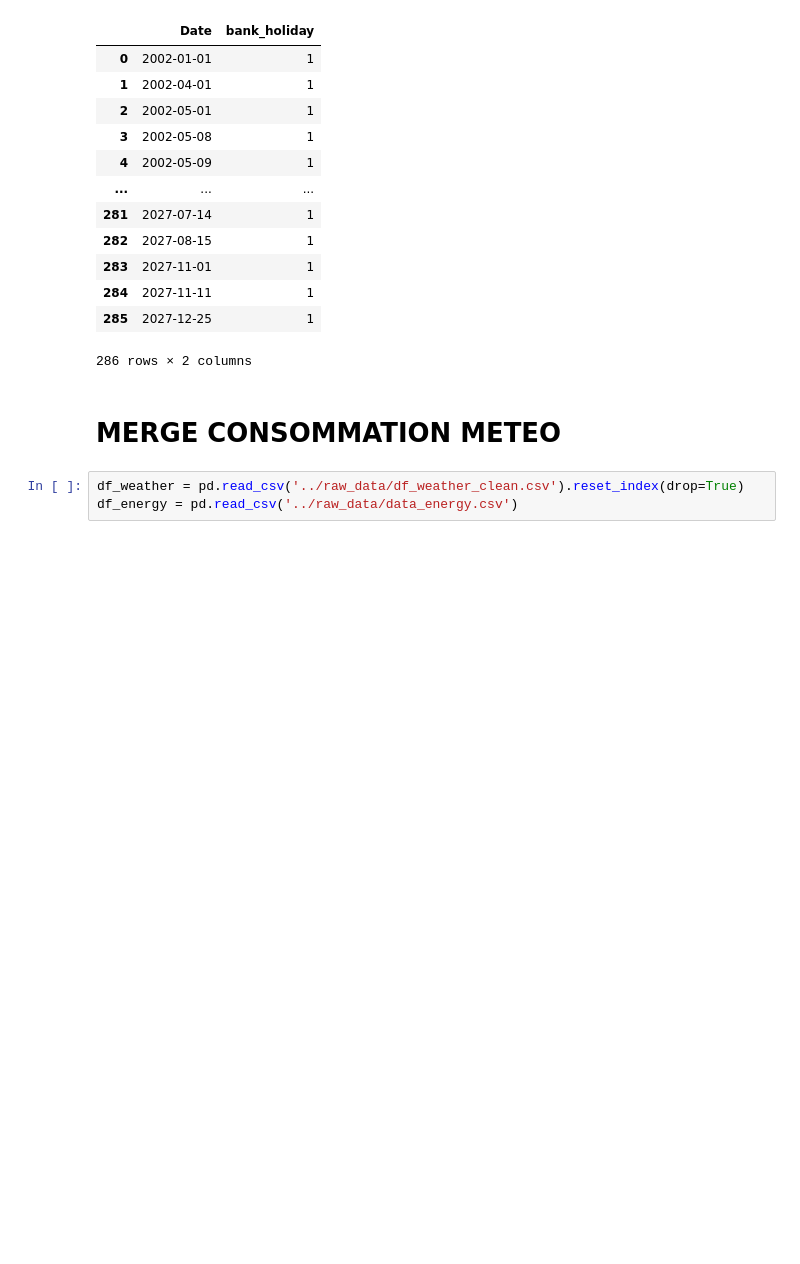
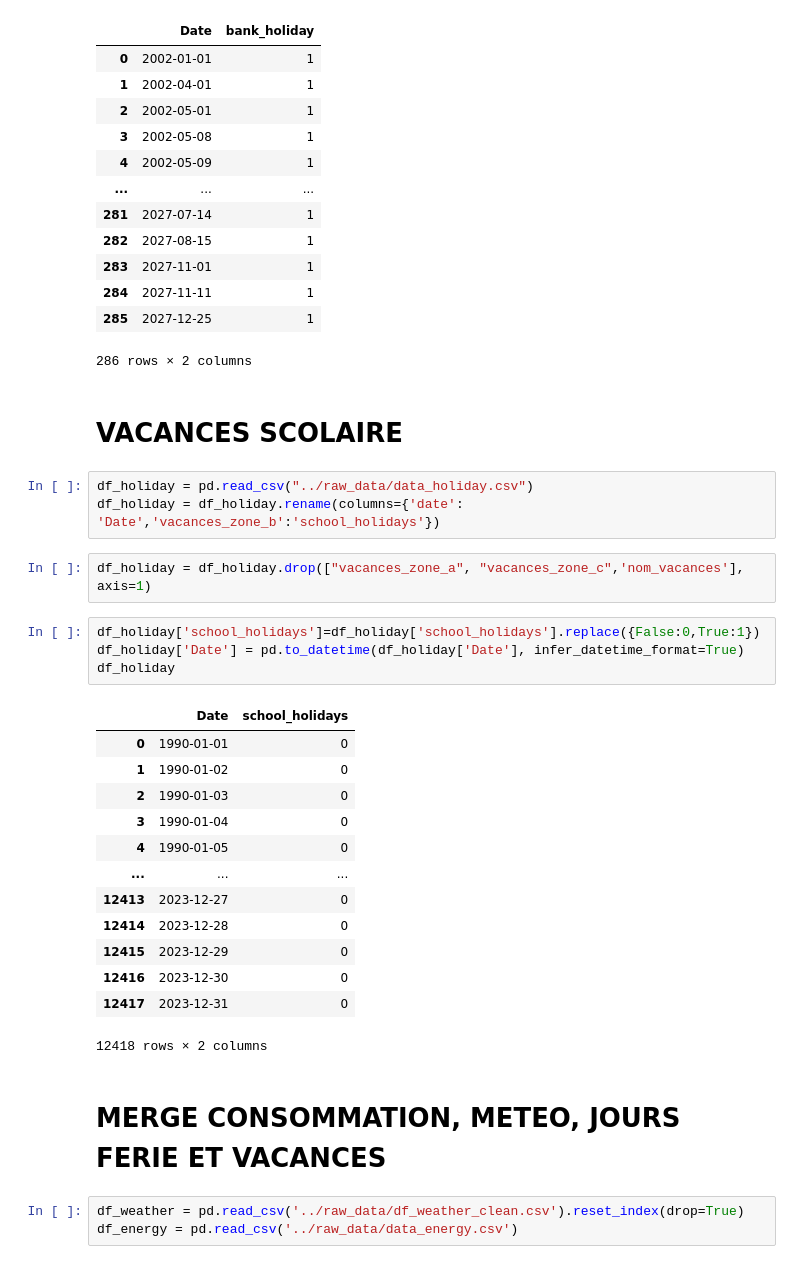
Before and after one commit to thomasbordier/forecast_energy_consumption, a Jupyter notebook: notebooks/data_preparation.ipynb, the cells around one changed output. Saved outputs shown, nothing was run; the diff lists cells and outputs as text; blank space fills up the shorter version.

Commit message:
ajout de la colonne vacance

```diff
--- a/notebooks/data_preparation.ipynb
+++ b/notebooks/data_preparation.ipynb
@@ -179,8 +148,33 @@ df_ferie
 | 284 | 2027-11-11 | 1 |
 | 285 | 2027-12-25 | 1 |
 286 rows × 2 columns
+# %% [markdown]
+# VACANCES SCOLAIRE
+# %%
+df_holiday = pd.read_csv("../raw_data/data_holiday.csv")
+df_holiday = df_holiday.rename(columns={'date': 'Date','vacances_zone_b':'school_holidays'})
+# %%
+df_holiday = df_holiday.drop(["vacances_zone_a", "vacances_zone_c",'nom_vacances'], axis=1)
+# %%
+df_holiday['school_holidays']=df_holiday['school_holidays'].replace({False:0,True:1})
+df_holiday['Date'] = pd.to_datetime(df_holiday['Date'], infer_datetime_format=True)
+df_holiday
+# %% [output]
+|  | Date | school_holidays |
+| 0 | 1990-01-01 | 0 |
+| 1 | 1990-01-02 | 0 |
+| 2 | 1990-01-03 | 0 |
+| 3 | 1990-01-04 | 0 |
+| 4 | 1990-01-05 | 0 |
+| ... | ... | ... |
+| 12413 | 2023-12-27 | 0 |
+| 12414 | 2023-12-28 | 0 |
+| 12415 | 2023-12-29 | 0 |
+| 12416 | 2023-12-30 | 0 |
+| 12417 | 2023-12-31 | 0 |
+12418 rows × 2 columns
 # %% [markdown]
-# MERGE CONSOMMATION METEO
+# MERGE CONSOMMATION, METEO, JOURS FERIE ET VACANCES
 # %%
 df_weather = pd.read_csv('../raw_data/df_weather_clean.csv').reset_index(drop=True)
 df_energy = pd.read_csv('../raw_data/data_energy.csv')
```
Also changed, not shown: parts of 10 cells of this notebook.
